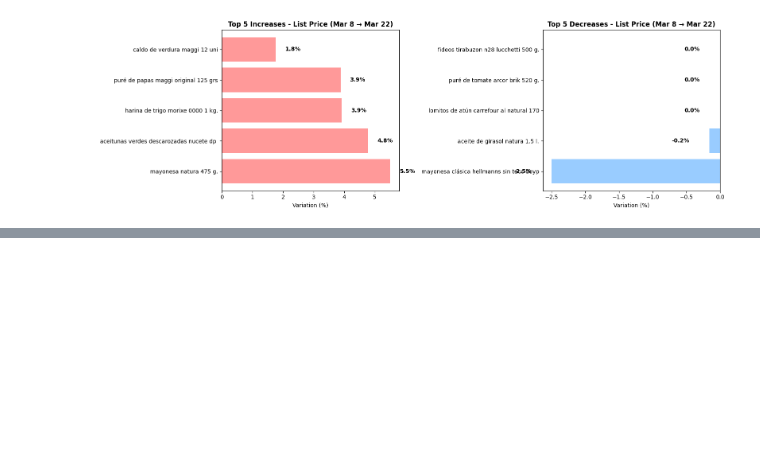
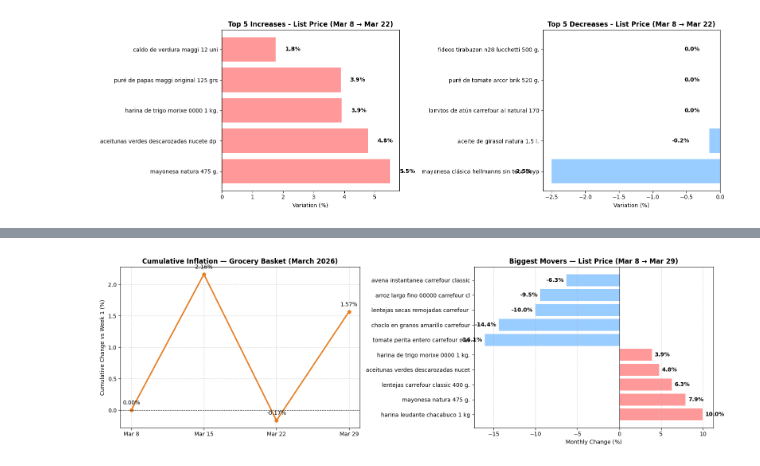
Before and after one commit to Agusbmoreno03/argentine-inflation-tracker, a Jupyter notebook: InflationProject_v2.ipynb, the cells around one changed output, grey strips where cells are left out. Cells and saved outputs as stored; diff of their text form; code cells hidden in the pictures; blank space fills up the shorter version.

```diff
--- a/InflationProject_v2.ipynb
+++ b/InflationProject_v2.ipynb
@@ -666,0 +691,90 @@ Real increases were moderate: mayonnaise +5.5%, olives +4.8%, flour +3.9%. Nothi
+# %%
+import os
+import pandas as pd
+import matplotlib.pyplot as plt
+
+os.chdir(r"C:\Users\agusm\Downloads\Pythonclass")
+
+# ── LOAD ALL 4 WEEKS ─────────────────────────────────────────────────────────
+df1 = pd.read_csv("precios_almacen_20260308.csv")
+df2 = pd.read_csv("precios_almacen_20260315.csv")
+df3 = pd.read_csv("precios_almacen_20260322.csv")
+df4 = pd.read_csv("precios_almacen_20260329.csv")
+
+# Rename Week 1 and 2 (saved with Spanish column names)
+df1 = df1.rename(columns={'Producto': 'Product', 'Marca': 'Brand',
+                           'Precio_Actual': 'Price', 'Precio_Lista': 'List_Price'})
+df2 = df2.rename(columns={'Producto': 'Product', 'Marca': 'Brand', 'Precio_S2': 'Price'})
+df3 = df3.rename(columns={'Producto': 'Product', 'Marca': 'Brand', 'Precio_S3': 'Price'})
+
+# Normalize names for clean merging
+for df in [df1, df2, df3, df4]:
+    df['Product'] = df['Product'].str.strip().str.lower()
+    df['Brand']   = df['Brand'].str.strip().str.lower()
+
+# ── MERGE ALL 4 WEEKS ────────────────────────────────────────────────────────
+df = (df1[['Product', 'Brand', 'Price', 'List_Price']]
+        .merge(df2[['Product', 'Brand', 'Price']], on=['Product', 'Brand'], suffixes=('_W1', '_W2'))
+        .merge(df3[['Product', 'Brand', 'Price']], on=['Product', 'Brand'])
+        .merge(df4[['Product', 'Brand', 'Price', 'List_Price']], on=['Product', 'Brand'], suffixes=('_W3', '_W4')))
+
+print(f"Products with full 4-week history: {len(df)}")
+
+# ── 1. MONTHLY INFLATION (List Price W1 vs W4) ───────────────────────────────
+df['Var_Monthly_%']  = ((df['List_Price_W4'] / df['List_Price_W3']) - 1) * 100
+df['Var_W1_W2_%']    = ((df['Price_W2']      / df['Price_W1'])      - 1) * 100
+df['Var_W1_W3_%']    = ((df['Price_W3']      / df['Price_W1'])      - 1) * 100
+df['Var_W1_W4_%']    = ((df['Price_W4']      / df['Price_W1'])      - 1) * 100
+
+print(f"\n--- MARCH 2026 FINAL INFLATION REPORT ---")
+print(f"Monthly inflation (List Price, Mar 8 → Mar 29): {df['Var_Monthly_%'].mean():.2f}%")
+print(f"Monthly inflation (Promo Price, Mar 8 → Mar 29): {df['Var_W1_W4_%'].mean():.2f}%")
+
+# ── 2. PRICE DISPERSION ──────────────────────────────────────────────────────
+print(f"\n--- PRICE DISPERSION (List Price) ---")
+print(f"Products that went UP:   {(df['Var_Monthly_%'] > 0).sum()}")
+print(f"Products that went DOWN: {(df['Var_Monthly_%'] < 0).sum()}")
+print(f"No change:               {(df['Var_Monthly_%'] == 0).sum()}")
+print(f"\nBiggest increase: {df['Var_Monthly_%'].max():.1f}%  → {df.loc[df['Var_Monthly_%'].idxmax(), 'Product']}")
+print(f"Biggest decrease: {df['Var_Monthly_%'].min():.1f}%  → {df.loc[df['Var_Monthly_%'].idxmin(), 'Product']}")
+
+# ── 3. TREND CHART ───────────────────────────────────────────────────────────
+weeks   = ['Mar 8', 'Mar 15', 'Mar 22', 'Mar 29']
+cumul   = [0,
+           df['Var_W1_W2_%'].mean(),
+           df['Var_W1_W3_%'].mean(),
+           df['Var_W1_W4_%'].mean()]
+
+fig, axes = plt.subplots(1, 2, figsize=(16, 5))
+
+# Trend line
+axes[0].plot(weeks, cumul, marker='o', color='#e67e22', linewidth=2.5)
+axes[0].axhline(0, color='black', linewidth=0.8, linestyle='--')
+axes[0].set_title('Cumulative Inflation — Grocery Basket (March 2026)', fontweight='bold')
+axes[0].set_ylabel('Cumulative Change vs Week 1 (%)')
+axes[0].grid(True, linestyle='--', alpha=0.5)
+for i, v in enumerate(cumul):
+    axes[0].annotate(f"{v:.2f}%", (weeks[i], v), textcoords="offset points", xytext=(0, 10), ha='center')
+
+# Top 5 increases vs decreases (List Price)
+top_up   = df.nlargest(5, 'Var_Monthly_%')
+top_down = df.nsmallest(5, 'Var_Monthly_%')
+
+colors = ['#ff9999' if v > 0 else '#99ccff' for v in
+          list(top_up['Var_Monthly_%']) + list(top_down['Var_Monthly_%'])]
+
+products = (list(top_up['Product'].str[:35]) + list(top_down['Product'].str[:35]))
+values   = list(top_up['Var_Monthly_%']) + list(top_down['Var_Monthly_%'])
+
+axes[1].barh(products, values, color=colors)
+axes[1].axvline(0, color='black', linewidth=0.8)
+axes[1].set_title('Biggest Movers — List Price (Mar 8 → Mar 29)', fontweight='bold')
+axes[1].set_xlabel('Monthly Change (%)')
+axes[1].grid(axis='x', linestyle='--', alpha=0.5)
+for i, v in enumerate(values):
+    axes[1].text(v + (0.3 if v >= 0 else -0.3), i, f"{v:.1f}%",
+                 va='center', ha='left' if v >= 0 else 'right', fontweight='bold')
+
+plt.tight_layout()
+plt.show()
+# %% [output]
@@ -666,0 +794 @@ Real increases were moderate: mayonnaise +5.5%, olives +4.8%, flour +3.9%. Nothi
+[figure, added]
```
Also changed, not shown: parts of 8 cells of this notebook.
